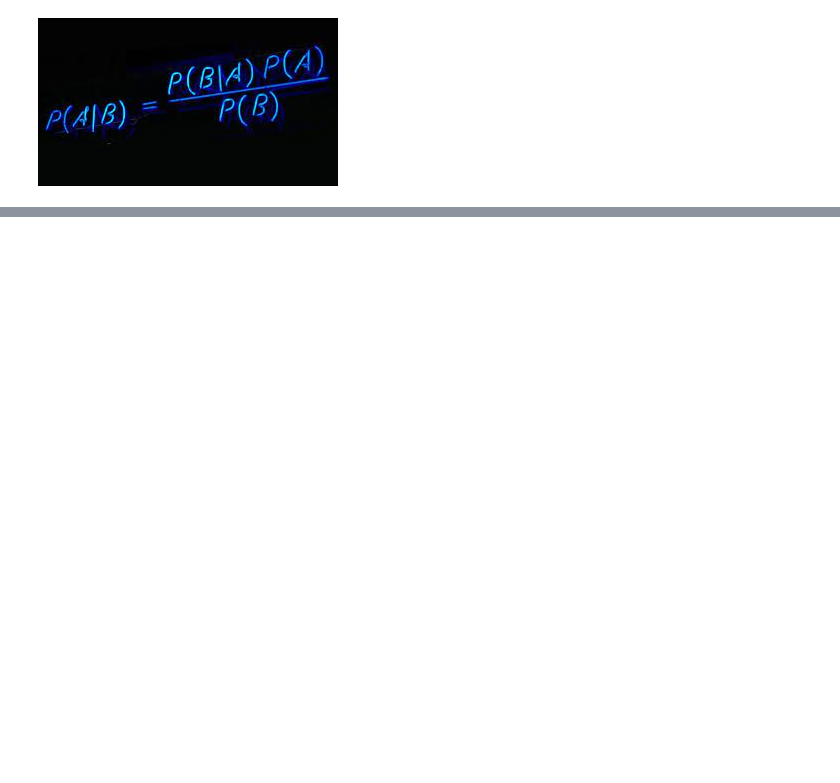
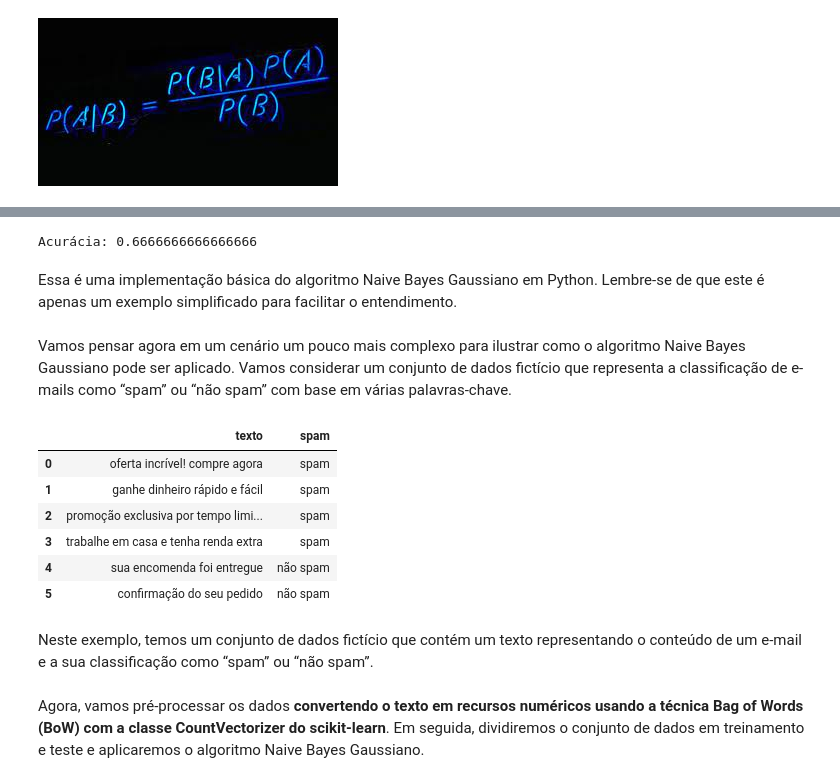
Before and after one commit to KARINAgoncalvesSOARES/Machine_Learning, a Jupyter notebook: 3.algoritmo_ML_supervisionado/Naive Bayes/1.NaiveBayes_descricao.ipynb, the cells around one changed output, grey strips where cells are left out. Saved outputs shown, nothing was run; the diff lists cells and outputs as text; code cells hidden in the pictures; blank space fills up the shorter version.

```diff
--- a/3.algoritmo_ML_supervisionado/Naive Bayes/1.NaiveBayes_descricao.ipynb
+++ b/3.algoritmo_ML_supervisionado/Naive Bayes/1.NaiveBayes_descricao.ipynb
@@ -40,0 +117,10 @@ Por exemplo, suponha que, em um conjunto de treinamento, o atributo “idade”
+# %%
+# Calculando a acurácia do modelo
+acuracia = accuracy_score(y_test, y_pred)
+print('Acurácia:', acuracia)
+# %% [output]
+Acurácia: 0.6666666666666666
+# %% [markdown]
+Essa é uma implementação básica do algoritmo Naive Bayes Gaussiano em Python. Lembre-se de que este é apenas um exemplo simplificado para facilitar o entendimento.
+# %% [markdown]
+Vamos pensar agora em um cenário um pouco mais complexo para ilustrar como o algoritmo Naive Bayes Gaussiano pode ser aplicado. Vamos considerar um conjunto de dados fictício que representa a classificação de e-mails como “spam” ou “não spam” com base em várias palavras-chave.
@@ -40,0 +135,29 @@ Por exemplo, suponha que, em um conjunto de treinamento, o atributo “idade”
+# %%
+# Criando o dataframe de exemplo
+dados = {
+    'texto': [
+        'oferta incrível! compre agora',
+        'ganhe dinheiro rápido e fácil',
+        'promoção exclusiva por tempo limitado',
+        'trabalhe em casa e tenha renda extra',
+        'sua encomenda foi entregue',
+        'confirmação do seu pedido'
+    ],
+    'spam': ['spam', 'spam', 'spam', 'spam', 'não spam', 'não spam']
+}
+
+df1 = pd.DataFrame(dados)
+# %%
+df1.head(6)
+# %% [output]
+|  | texto | spam |
+| 0 | oferta incrível! compre agora | spam |
+| 1 | ganhe dinheiro rápido e fácil | spam |
+| 2 | promoção exclusiva por tempo limi... | spam |
+| 3 | trabalhe em casa e tenha renda extra | spam |
+| 4 | sua encomenda foi entregue | não spam |
+| 5 | confirmação do seu pedido | não spam |
+# %% [markdown]
+Neste exemplo, temos um conjunto de dados fictício que contém um texto representando o conteúdo de um e-mail e a sua classificação como “spam” ou “não spam”.
+# %% [markdown]
+Agora, vamos pré-processar os dados **convertendo o texto em recursos numéricos usando a técnica Bag of Words (BoW) com a classe CountVectorizer do scikit-learn**. Em seguida, dividiremos o conjunto de dados em treinamento e teste e aplicaremos o algoritmo Naive Bayes Gaussiano.
```
Also changed, not shown: parts of 36 cells of this notebook.
